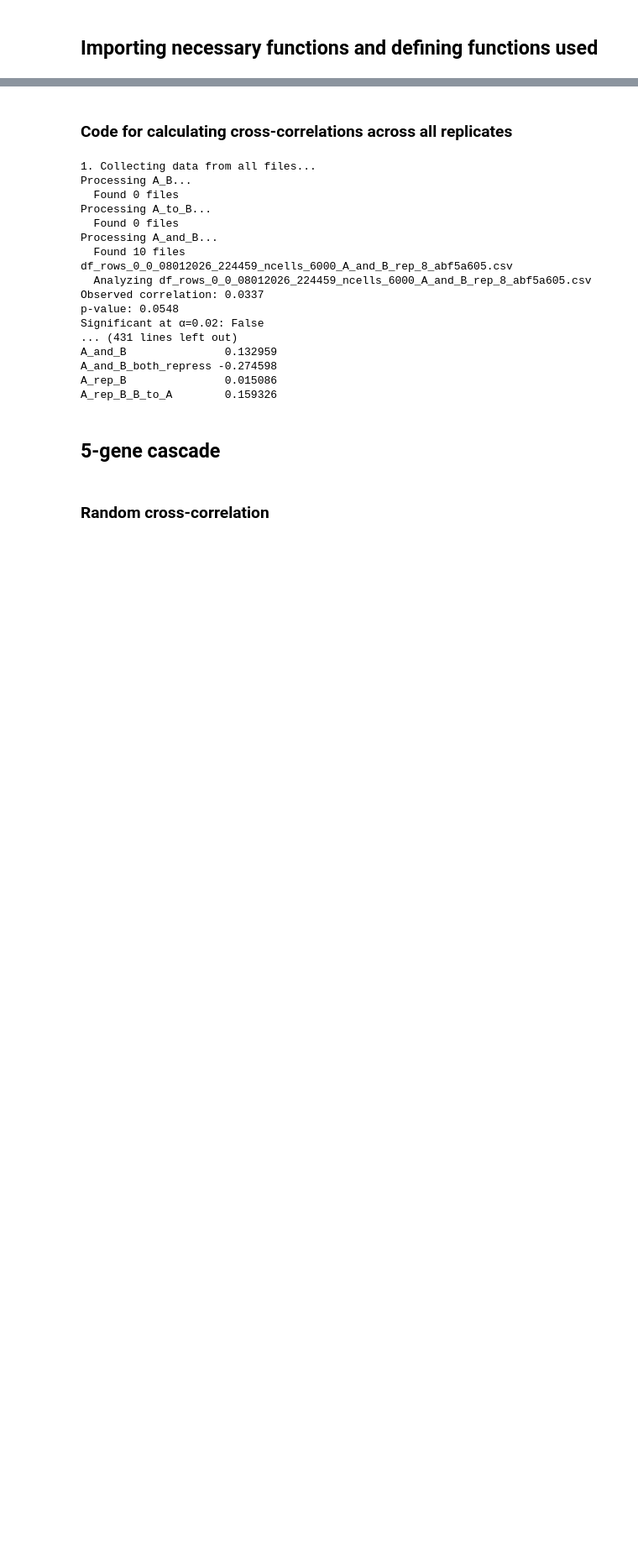
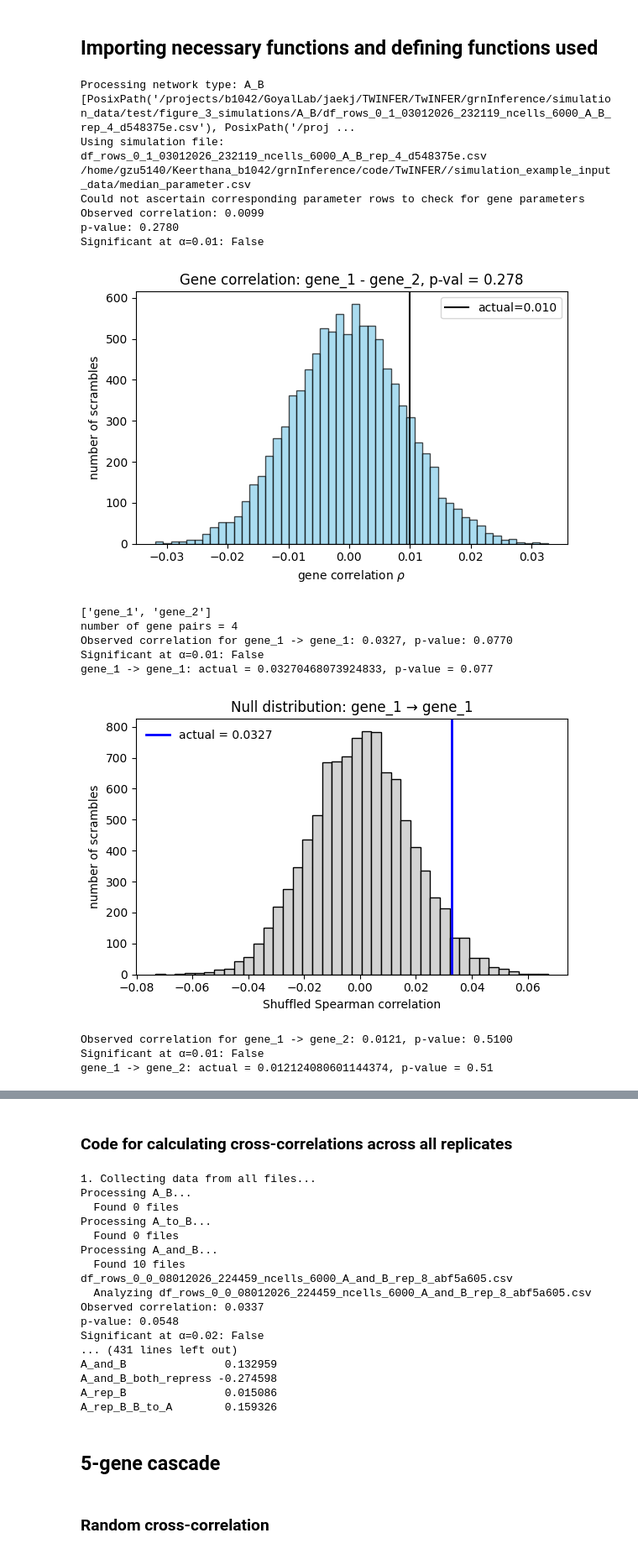
Before and after one commit to GoyalLab/TwINFER, a Jupyter notebook: scripts_analyse_figure_data/figure_3.ipynb, the cells around one changed output, grey strips where cells are left out. Shown at 84% size. Saved outputs shown, nothing was run; the diff lists cells and outputs as text; code cells hidden in the pictures; blank space fills up the shorter version.

```diff
--- a/scripts_analyse_figure_data/figure_3.ipynb
+++ b/scripts_analyse_figure_data/figure_3.ipynb
@@ -16,7 +16,7 @@ from itertools import product
 from pathlib import Path
 import json
 # %%
-path_to_simulations = "/projects/b1042/GoyalLab/jaekj/TWINFER/TwINFER/grnInference/simulation_data/test/figure_3_simulations"
+path_to_simulations = "/projects/b1042/GoyalLab/jaekj/TWINFER/TwINFER/grnInference/simulation_data/test/figure_3_simulations/"
 path_to_code_repo = "/home/gzu5140/Keerthana_b1042/grnInference/code/TwINFER/"
 path_to_plot_data = "/home/gzu5140/Keerthana_b1042/grnInference/plot_data/figure_3_10012026/"
 os.makedirs(path_to_plot_data, exist_ok=True)
@@ -342,8 +342,8 @@ for network_type in network_types:
         continue
 
     # Look for CSV files in the network type folder
-    csv_files = [f for f in Path(network_folder).glob("*.csv")
-                 if f.name.startswith("df") and ("0801" in f.name or "0901" in f.name)]
+    csv_files = [f for f in Path(network_folder).glob("*.csv")]
+    print(csv_files)
     if not csv_files:
         print(f"Warning: No CSV files starting with 'df' found in {network_folder}")
         continue
@@ -366,30 +366,49 @@ for network_type in network_types:
         print(f"Warning: Parameter CSV not found for {network_type}")
         continue
 
     try:
         # Run inference for this network type
         correlation_matrices = infer_with_twinfer(
                 path_to_simulation_file = path_to_simulation_file,
                 base_config = config,
                 t1 = t1, t2 = t2,
                 check_for_steady_state=False,
                 plot_correlation_matrices_as_heatmap=False,
                 have_any_output=False,
                 infer_direction_for_which_edges = "all-edges",
                 merge_to_multiple_states  = False,
                 match_sim_details = False
 
 
             )
 
         # Store the correlation matrices
         all_correlation_matrices[network_type] = correlation_matrices
 
         # Save the directional correlation matrix for this network type
         correlation_file_name = f"{path_to_plot_data}/filtered_directional_correlation_type_{network_type}.csv"
         correlation_matrices['direction_matrix'].to_csv(correlation_file_name)
         print(f"Successfully processed {network_type}")
         print(f"Saved correlation matrix to: {correlation_file_name}")
     except Exception as e:
         print(f"Error processing {network_type}: {str(e)}")
         continue
+# %% [output]
+Processing network type: A_B
+[PosixPath('/projects/b1042/GoyalLab/jaekj/TWINFER/TwINFER/grnInference/simulation_data/test/figure_3_simulations/A_B/df_rows_0_1_03012026_232119_ncells_6000_A_B_rep_4_d548375e.csv'), PosixPath('/proj ...
+Using simulation file: df_rows_0_1_03012026_232119_ncells_6000_A_B_rep_4_d548375e.csv
+/home/gzu5140/Keerthana_b1042/grnInference/code/TwINFER//simulation_example_input_data/median_parameter.csv
+Could not ascertain corresponding parameter rows to check for gene parameters
+Observed correlation: 0.0099
+p-value: 0.2780
+Significant at α=0.01: False
+[figure, added]
+['gene_1', 'gene_2']
+number of gene pairs = 4
+Observed correlation for gene_1 -> gene_1: 0.0327, p-value: 0.0770
+Significant at α=0.01: False
+gene_1 -> gene_1: actual = 0.03270468073924833, p-value = 0.077
+[figure, added]
+Observed correlation for gene_1 -> gene_2: 0.0121, p-value: 0.5100
+Significant at α=0.01: False
+gene_1 -> gene_2: actual = 0.012124080601144374, p-value = 0.51
```
Also changed, not shown: parts of 1 cell of this notebook, 5 other files.
